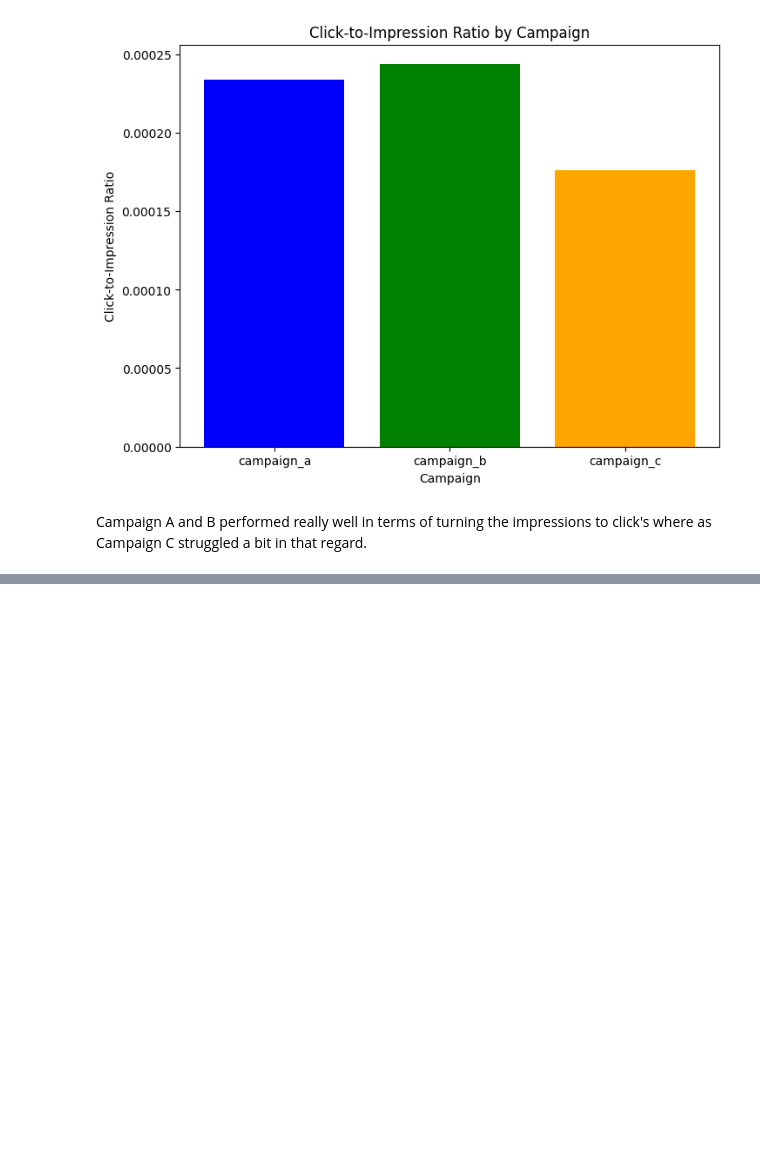
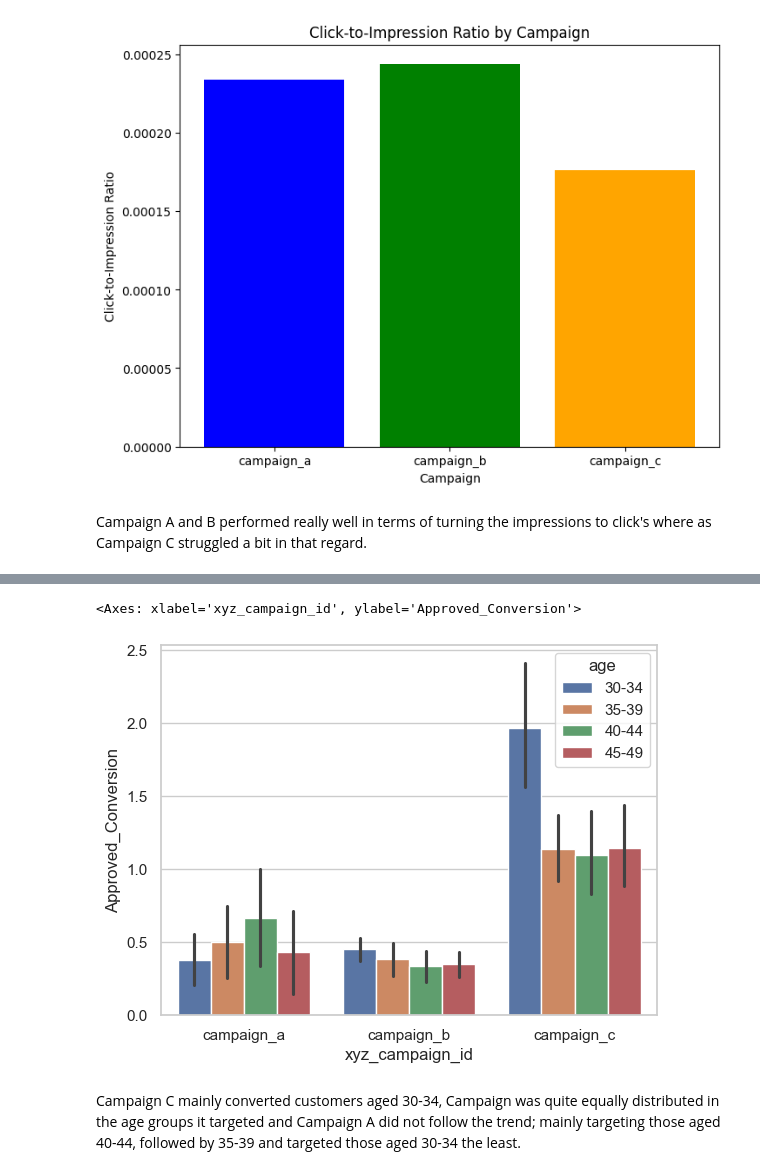
Before and after one commit to joela03/Marketing-EDA, a Jupyter notebook: marketing_eda.ipynb, the cells around one changed output, grey strips where cells are left out. Saved outputs shown, nothing was run; the diff lists cells and outputs as text; code cells hidden in the pictures; blank space fills up the shorter version.

```diff
--- a/marketing_eda.ipynb
+++ b/marketing_eda.ipynb
@@ -194,0 +205,10 @@ Campaign A and B performed really well in terms of turning the impressions to cl
+# %%
+# Show the distribution of age for each campaign
+sns.set(style = 'whitegrid')
+tips = sns.load_dataset('tips')
+sns.barplot(x = df["xyz_campaign_id"], y = df["Approved_Conversion"], hue = df["age"], data = tips)
+# %% [output]
+<Axes: xlabel='xyz_campaign_id', ylabel='Approved_Conversion'>
+[figure, added]
+# %% [markdown]
+Campaign C mainly converted customers aged 30-34, Campaign was quite equally distributed in the age groups it targeted and Campaign A did not follow the trend; mainly targeting those aged 40-44, followed by 35-39 and targeted those aged 30-34 the least.
```
Also changed, not shown: parts of 5 cells of this notebook.
